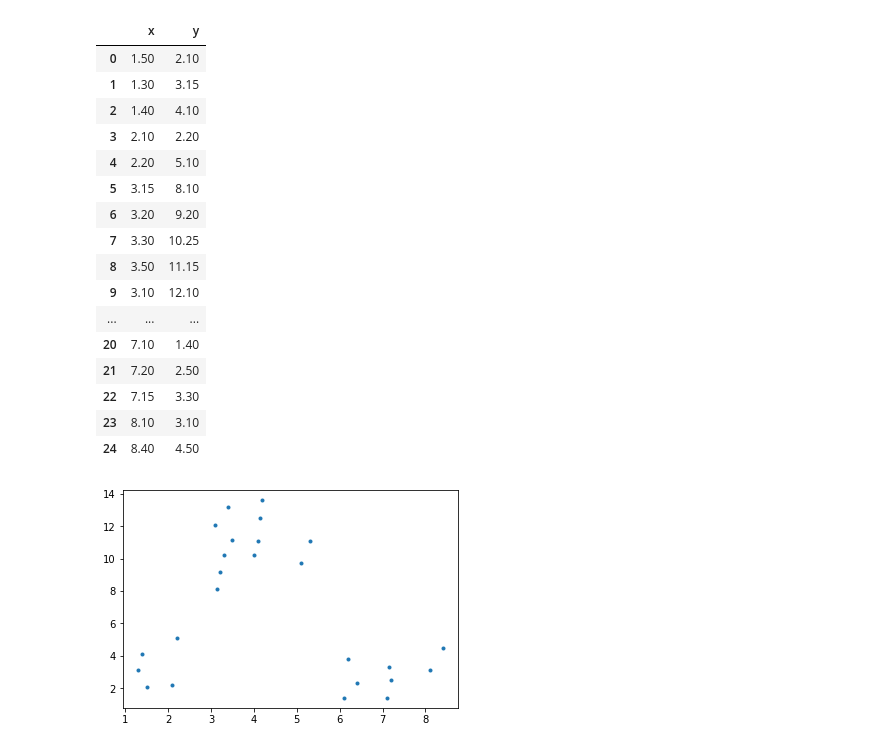
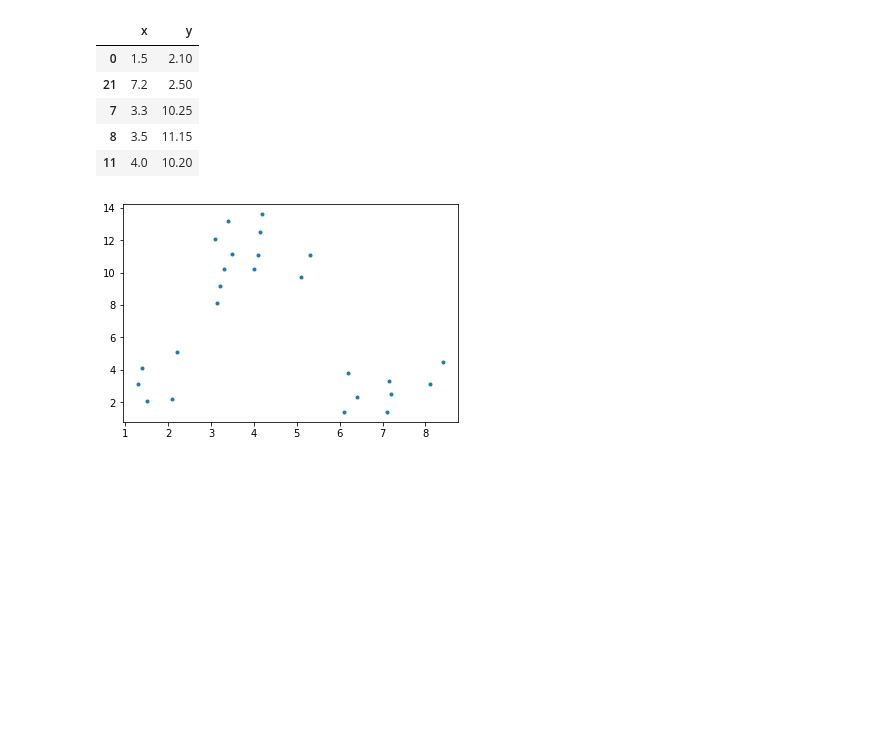
Before and after one commit to KouXou/clustering_points, a Jupyter notebook: Points.ipynb, the cells around one changed output. Saved outputs shown, nothing was run; the diff lists cells and outputs as text; code cells hidden in the pictures; blank space fills up the shorter version.

```diff
--- a/Points.ipynb
+++ b/Points.ipynb
@@ -19,24 +27,14 @@ def test(x):
 # %%
+###### K-MEANS CLUSTERING
 # print points
-points
+points.sample(n=5)
 # %% [output]
 |  | x | y |
-| 0 | 1.50 | 2.10 |
-| 1 | 1.30 | 3.15 |
-| 2 | 1.40 | 4.10 |
-| 3 | 2.10 | 2.20 |
-| 4 | 2.20 | 5.10 |
-| 5 | 3.15 | 8.10 |
-| 6 | 3.20 | 9.20 |
-| 7 | 3.30 | 10.25 |
-| 8 | 3.50 | 11.15 |
-| 9 | 3.10 | 12.10 |
-| ... | ... | ... |
-| 20 | 7.10 | 1.40 |
-| 21 | 7.20 | 2.50 |
-| 22 | 7.15 | 3.30 |
-| 23 | 8.10 | 3.10 |
-| 24 | 8.40 | 4.50 |
+| 0 | 1.5 | 2.10 |
+| 21 | 7.2 | 2.50 |
+| 7 | 3.3 | 10.25 |
+| 8 | 3.5 | 11.15 |
+| 11 | 4.0 | 10.20 |
 # %%
 # show points
 plt.plot(points.x,points.y,".")
```
Also changed, not shown: parts of 14 cells of this notebook.
